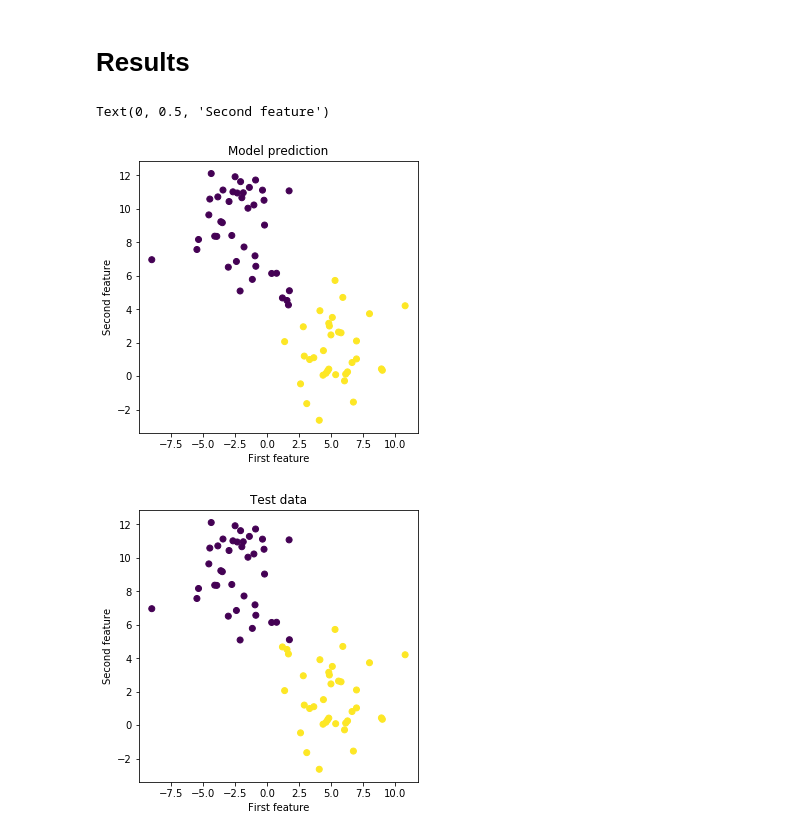
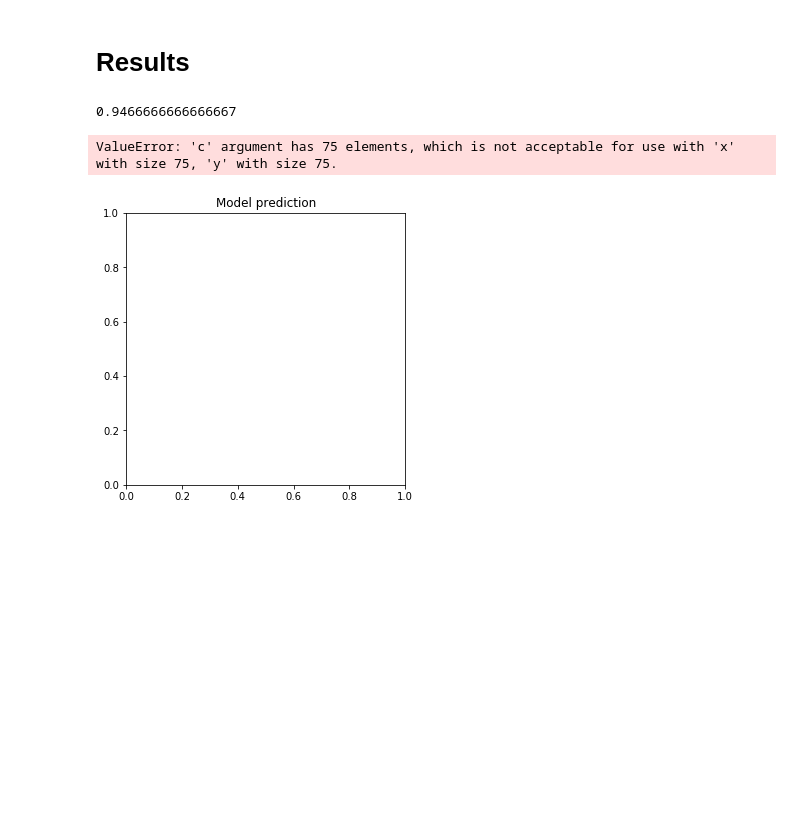
Before and after one commit to ArtemAvanesov/Roonyx-Labs, a Jupyter notebook: 4.ipynb, the cells around one changed output. Saved outputs shown, nothing was run; the diff lists cells and outputs as text; code cells hidden in the pictures; blank space fills up the shorter version.

```diff
--- a/4.ipynb
+++ b/4.ipynb
@@ -90,0 +32,13 @@ Epoch 10/10
+# %%
+import tensorflow as tf
+from tensorflow import keras
+from tensorflow.keras import layers
+from keras.layers import Dense
+from keras.models import Sequential
+
+model = Sequential()
+model.add(Dense(units=3, input_dim=2, activation='sigmoid'))
+model.add(Dense(units=1, activation='sigmoid'))
+model.compile(optimizer='sgd', loss='mse', metrics=['accuracy'])
+
+model.summary()
@@ -90,0 +60,5 @@ Epoch 10/10
+# %%
+history = model.fit(X_train, y_train,
+                    batch_size=30,
+                    epochs=150,
+                    validation_data=(X_test, y_test))
@@ -118,18 +106,23 @@ for item in predictions:
 # %% [markdown]
 # Results
 # %%
+y_pred = model.predict(X_test)
+y_classes = y_pred >= 0.5
+acc = (y_classes == y_test.reshape(len(y_pred),1)).mean()
+print(acc)
+
 plt.figure(figsize=(5,5))
 plt.title("Model prediction")
-plt.scatter(X_test[:,0], X_test[:,1], c = y_pred)
+plt.scatter(X_test[:,0], X_test[:,1], c = y_classes)
 plt.xlabel("First feature")
 plt.ylabel("Second feature")
 
 plt.figure(figsize=(5,5))
 plt.title("Test data")
 plt.scatter(X_test[:,0], X_test[:,1], c = y_test)
 plt.xlabel("First feature")
 plt.ylabel("Second feature")
 # %% [output]
-Text(0, 0.5, 'Second feature')
+0.9466666666666667
+ValueError: 'c' argument has 75 elements, which is not acceptable for use with 'x' with size 75, 'y' with size 75.
-[figure, old version]
+[figure, new version]
-[figure, removed]
```
Also changed, not shown: parts of 7 cells of this notebook.
